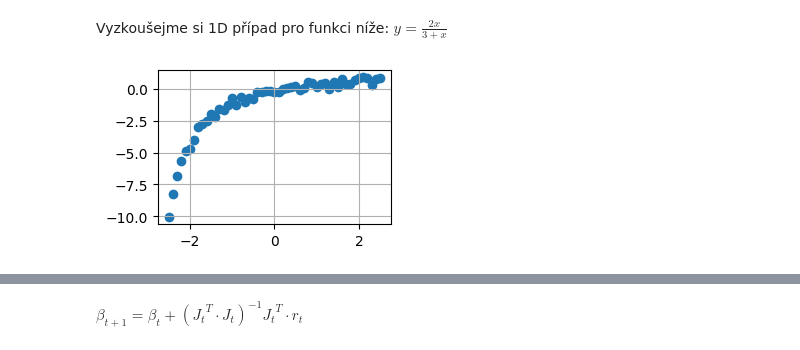
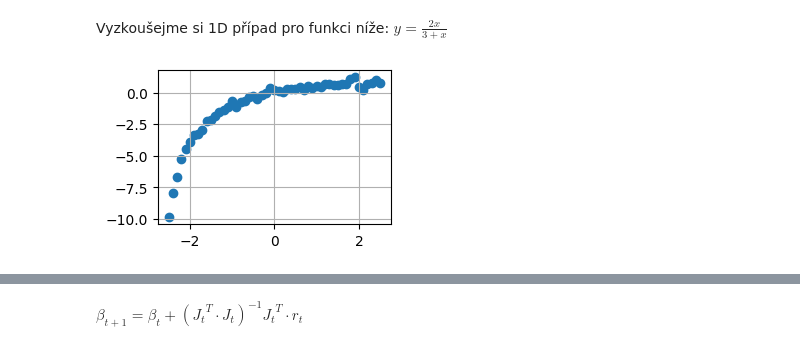
Before and after one commit to PrejdaTomas/learning_nonliearOptimization_Python, a Jupyter notebook: 05_GaussNewtonovaMetoda.ipynb, the cells around one changed output, grey strips where cells are left out. Cells and saved outputs as stored; diff of their text form; code cells hidden in the pictures.

```diff
--- a/05_GaussNewtonovaMetoda.ipynb
+++ b/05_GaussNewtonovaMetoda.ipynb
@@ -118,25 +118,25 @@ import sympy as sp
 Vyzkoušejme si 1D případ pro funkci níže:
 $y = \frac {2x}{3+x}$
 # %%
-def functionChaos(a: float, b: float, x:npt.NDArray[np.float32], chaosMag: typing.Optional[float] = 0.2) -> npt.NDArray[np.float32]:
+def functionChaos(a: float, b: float, independent:npt.NDArray[np.float32], chaosMag: typing.Optional[float] = 0.2) -> npt.NDArray[np.float32]:
     # funkce s bordýlkem
-    result =  (a*x)/(b+x)
-    return result + np.random.normal(-chaosMag, chaosMag, len(result))
+    result =  (a*independent)/(b+independent)
+    return np.random.normal(result, chaosMag, len(result))
 
-def functionPure(a: float, b: float, x:npt.NDArray[np.float32]) -> npt.NDArray[np.float32]:
+def functionPure(a: float, b: float, independent:npt.NDArray[np.float32]) -> npt.NDArray[np.float32]:
     # funkce bez bordýlku
-    return (a*x)/(b+x)
+    return (a*independent)/(b+independent)
 # %%
 a: float = 2.0
 b: float = 3.0
 x: npt.NDArray[np.float32] = np.linspace(-2.5, 2.5, 51)
-y: npt.NDArray[np.float32] = functionChaos(a=a, b=b, x=x)
+y: npt.NDArray[np.float32] = functionChaos(a=a, b=b, independent=x)
 fig,ax = plt.subplots()
 ax.scatter(x,y)
 ax.grid()
 fig.set_size_inches(3,2)
 # %% [output]
-[figure, old version]
+[figure, new version]
 # %% [markdown]
 Teď numericky vyřešíme Jakobián\
 <img src="./picture_gaussNewton1.PNG" alt="Jakobián"  width="300"  height="150">
```
Also changed, not shown: parts of 17 cells of this notebook, 1 other file.
